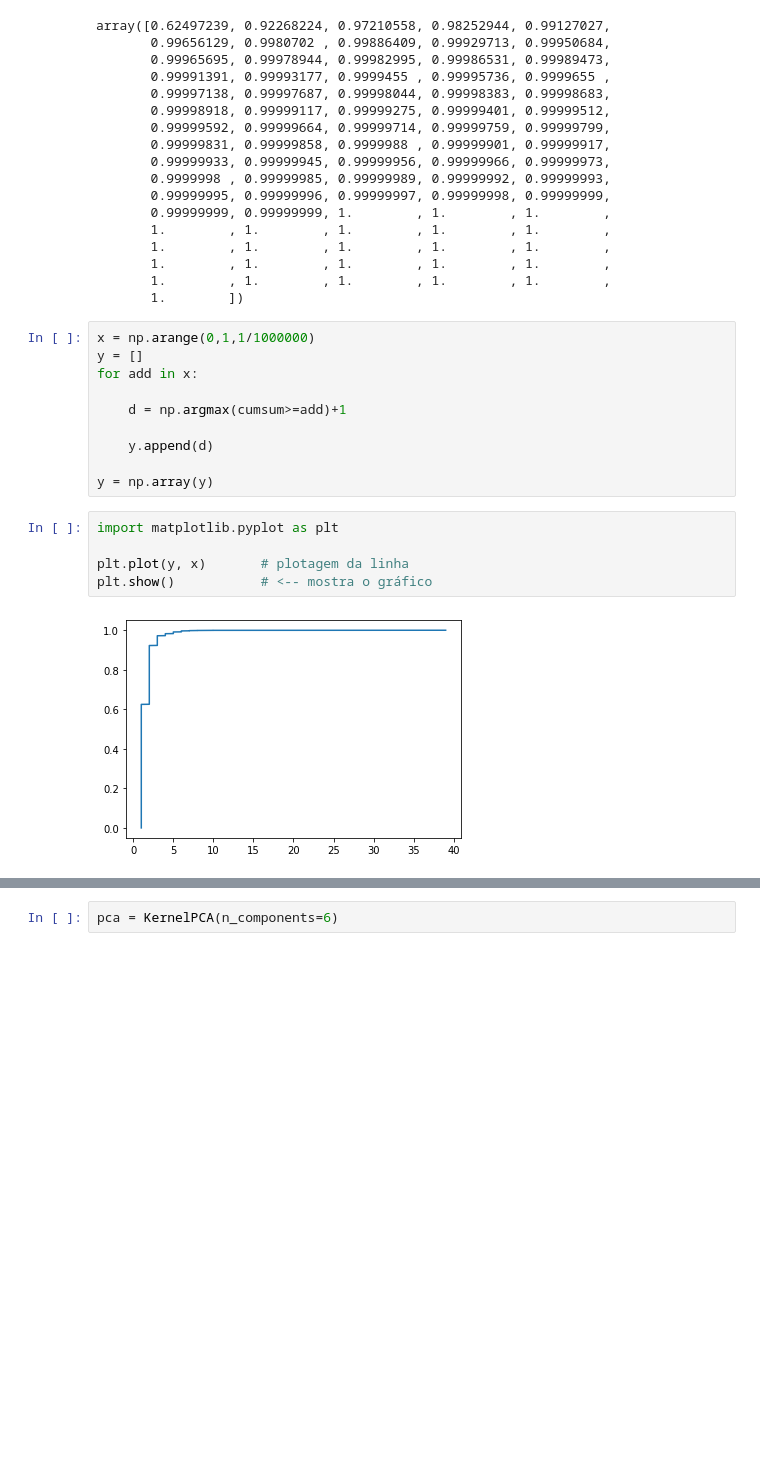
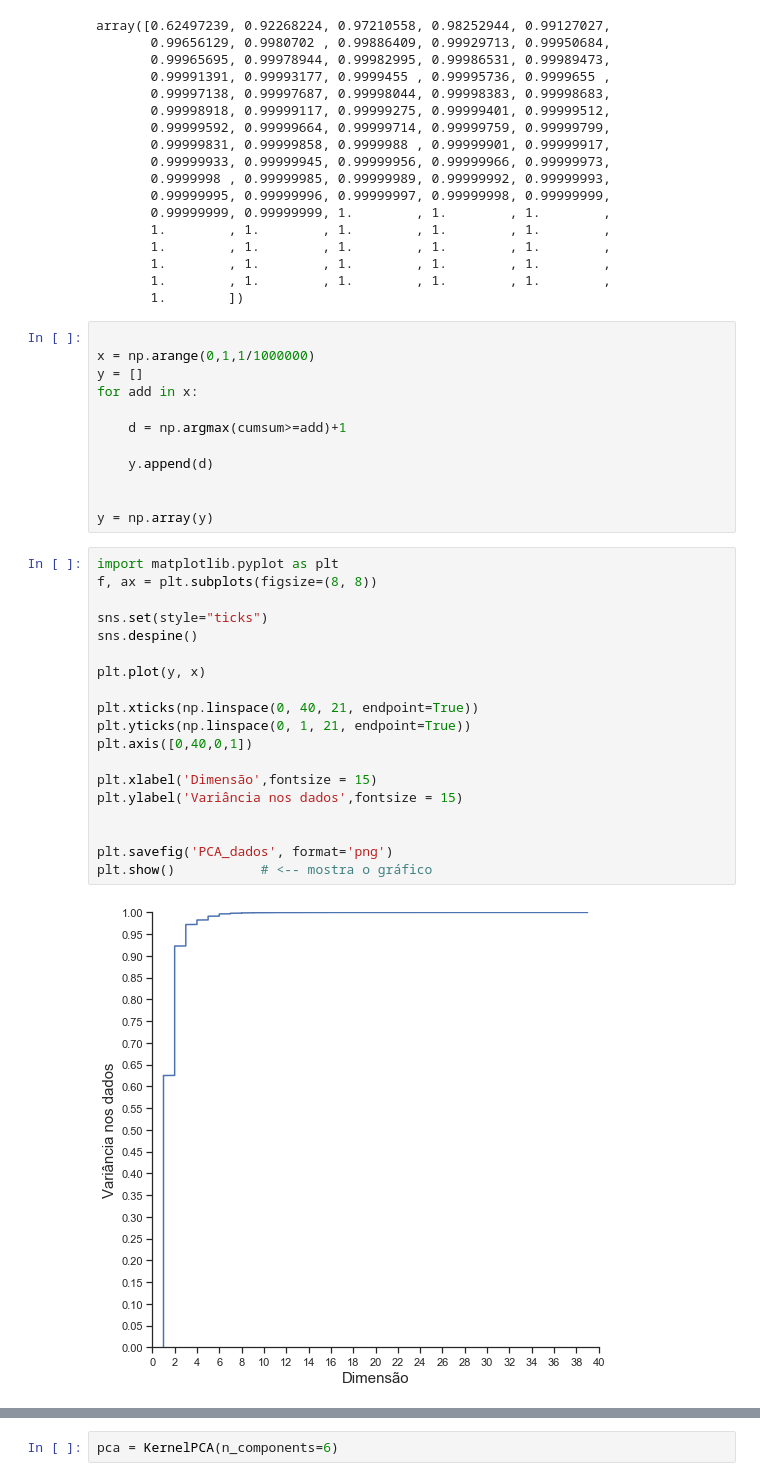
Before and after one commit to muriloafonso/TG_ENG_FISICA, a Jupyter notebook: obtencao_hiperparametros/CV_regressao_polinomial.ipynb, the cells around one changed output, grey strips where cells are left out. Cells and saved outputs as stored; diff of their text form; blank space fills up the shorter version.

```diff
--- a/obtencao_hiperparametros/CV_regressao_polinomial.ipynb
+++ b/obtencao_hiperparametros/CV_regressao_polinomial.ipynb
@@ -41,6 +42,7 @@ array([0.62497239, 0.92268224, 0.97210558, 0.98252944, 0.99127027,
        1.        , 1.        , 1.        , 1.        , 1.        ,
        1.        ])
 # %%
+
 x = np.arange(0,1,1/1000000)
 y = []
 for add in x:
@@ -49,12 +51,27 @@ for add in x:
 
     y.append(d)
 
+
 y = np.array(y)
-# %%
-import matplotlib.pyplot as plt
-
-plt.plot(y, x)       # plotagem da linha
-plt.show()           # <-- mostra o gráfico
-# %% [output]
-[figure, removed]
+# %%
+import matplotlib.pyplot as plt
+f, ax = plt.subplots(figsize=(8, 8))
+
+sns.set(style="ticks")
+sns.despine()
+
+plt.plot(y, x)
+
+plt.xticks(np.linspace(0, 40, 21, endpoint=True))
+plt.yticks(np.linspace(0, 1, 21, endpoint=True))
+plt.axis([0,40,0,1])
+
+plt.xlabel('Dimensão',fontsize = 15)
+plt.ylabel('Variância nos dados',fontsize = 15)
+
+
+plt.savefig('PCA_dados', format='png')
+plt.show()           # <-- mostra o gráfico
+# %% [output]
+[figure, added]
 # %%
```
Also changed, not shown: parts of 2 cells of this notebook, 12 other files.
